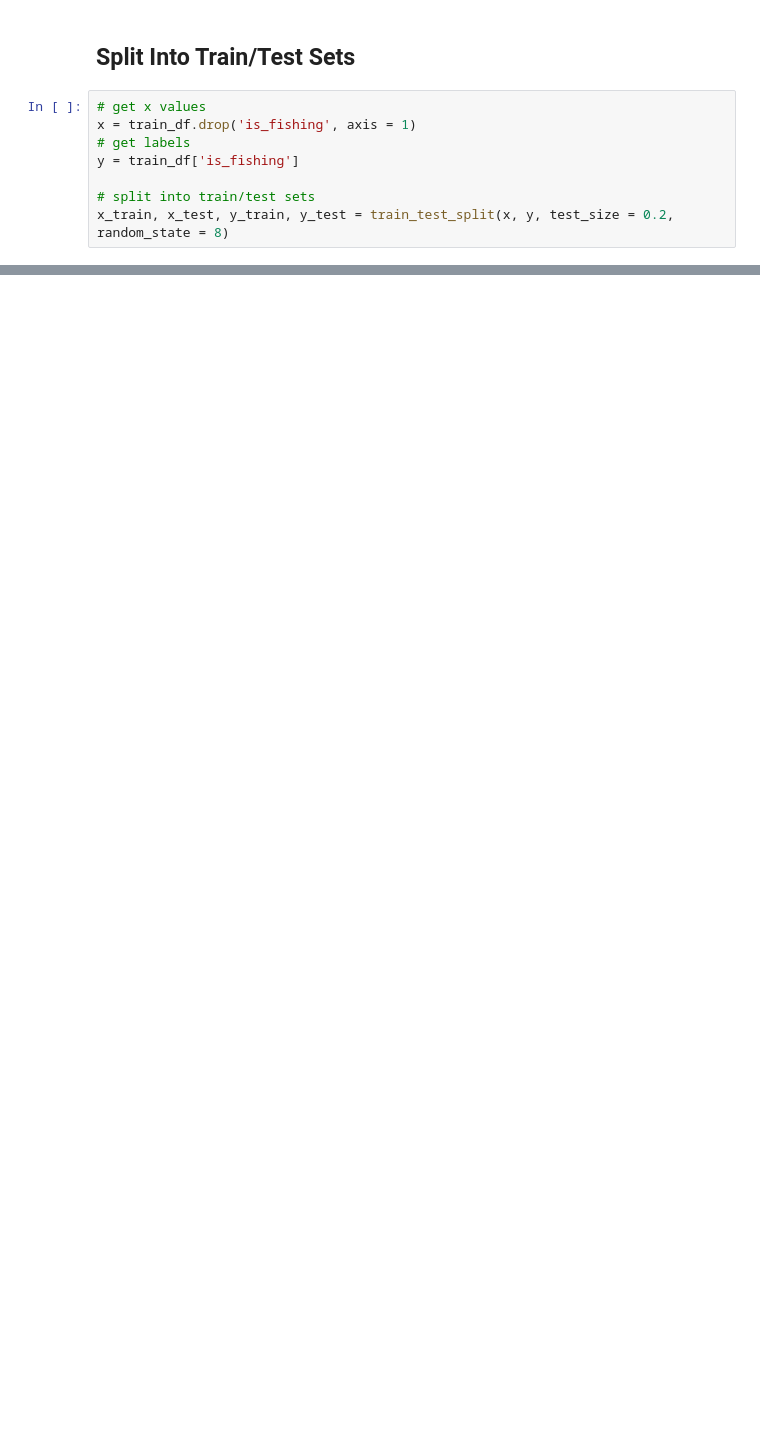
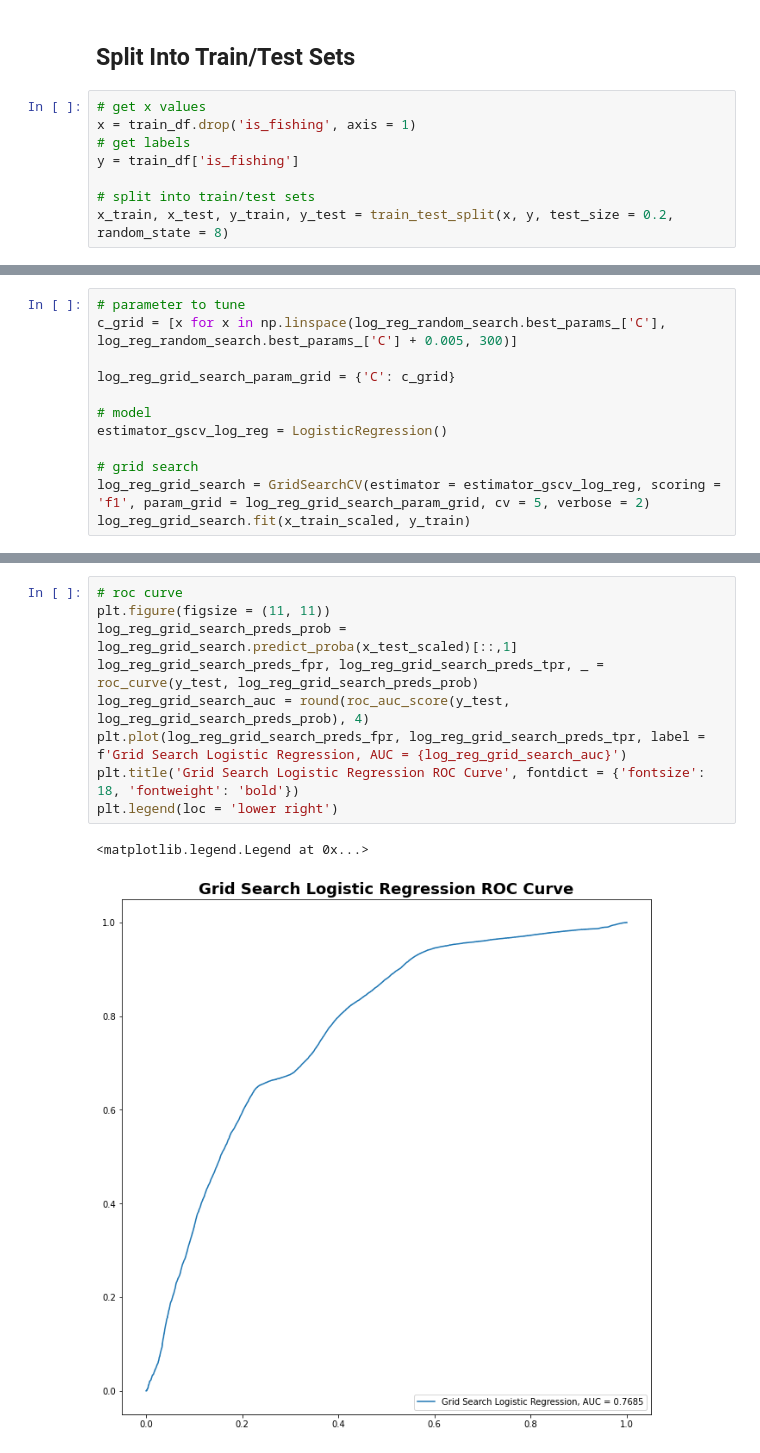
Before and after one commit to seankim658/Fishing-Detection, a Jupyter notebook: main-notebook.ipynb, the cells around one changed output, grey strips where cells are left out. Saved outputs shown, nothing was run; the diff lists cells and outputs as text; blank space fills up the shorter version.

```diff
--- a/main-notebook.ipynb
+++ b/main-notebook.ipynb
@@ -1396,0 +1515,12 @@ x_train, x_test, y_train, y_test = train_test_split(x, y, test_size = 0.2, rando
+# %%
+# parameter to tune
+c_grid = [x for x in np.linspace(log_reg_random_search.best_params_['C'], log_reg_random_search.best_params_['C'] + 0.005, 300)]
+
+log_reg_grid_search_param_grid = {'C': c_grid}
+
+# model
+estimator_gscv_log_reg = LogisticRegression()
+
+# grid search
+log_reg_grid_search = GridSearchCV(estimator = estimator_gscv_log_reg, scoring = 'f1', param_grid = log_reg_grid_search_param_grid, cv = 5, verbose = 2)
+log_reg_grid_search.fit(x_train_scaled, y_train)
@@ -1396,0 +1604,12 @@ x_train, x_test, y_train, y_test = train_test_split(x, y, test_size = 0.2, rando
+# %%
+# roc curve
+plt.figure(figsize = (11, 11))
+log_reg_grid_search_preds_prob = log_reg_grid_search.predict_proba(x_test_scaled)[::,1]
+log_reg_grid_search_preds_fpr, log_reg_grid_search_preds_tpr, _ = roc_curve(y_test, log_reg_grid_search_preds_prob)
+log_reg_grid_search_auc = round(roc_auc_score(y_test, log_reg_grid_search_preds_prob), 4)
+plt.plot(log_reg_grid_search_preds_fpr, log_reg_grid_search_preds_tpr, label = f'Grid Search Logistic Regression, AUC = {log_reg_grid_search_auc}')
+plt.title('Grid Search Logistic Regression ROC Curve', fontdict = {'fontsize': 18, 'fontweight': 'bold'})
+plt.legend(loc = 'lower right')
+# %% [output]
+<matplotlib.legend.Legend at 0x...>
+[figure, added]
```
Also changed, not shown: parts of 25 cells of this notebook.
